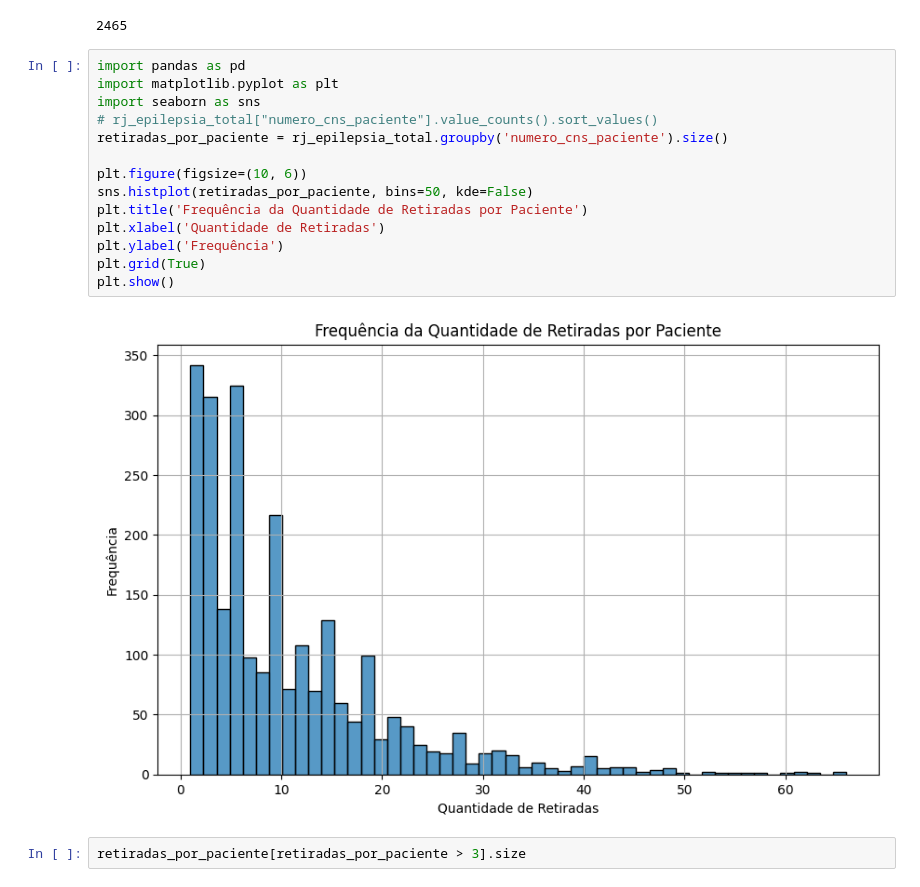
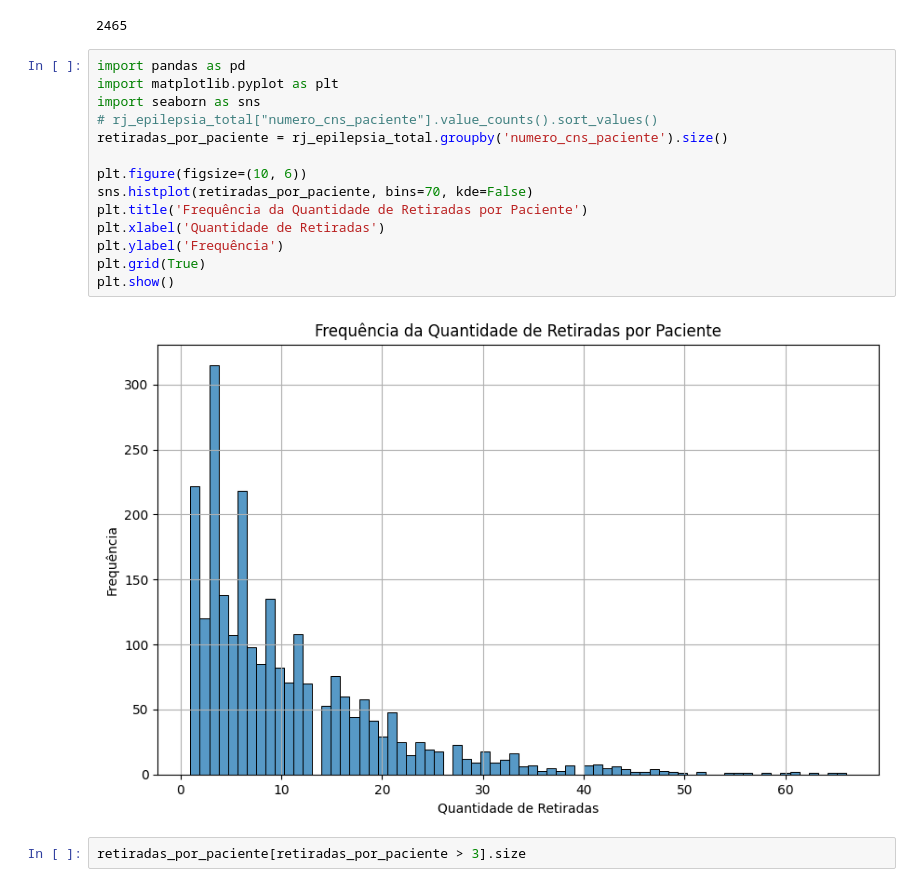
Before and after one commit to TiamatCod3/tcc-canabidiol, a Jupyter notebook: Notebooks/Tratamento_dos_Dados.ipynb, the cells around one changed output. Drawn from its saved outputs; the diff is of its cells as text.

```diff
--- a/Notebooks/Tratamento_dos_Dados.ipynb
+++ b/Notebooks/Tratamento_dos_Dados.ipynb
@@ -476,19 +476,19 @@ rj_epilepsia_total["numero_cns_paciente"].nunique()
 # %%
 import pandas as pd
 import matplotlib.pyplot as plt
 import seaborn as sns
 # rj_epilepsia_total["numero_cns_paciente"].value_counts().sort_values()
 retiradas_por_paciente = rj_epilepsia_total.groupby('numero_cns_paciente').size()
 
 plt.figure(figsize=(10, 6))
-sns.histplot(retiradas_por_paciente, bins=50, kde=False)
+sns.histplot(retiradas_por_paciente, bins=70, kde=False)
 plt.title('Frequência da Quantidade de Retiradas por Paciente')
 plt.xlabel('Quantidade de Retiradas')
 plt.ylabel('Frequência')
 plt.grid(True)
 plt.show()
 # %% [output]
-[figure, old version]
+[figure, new version]
 # %%
 retiradas_por_paciente[retiradas_por_paciente > 3].size
 # %% [output]
```
Also changed, not shown: parts of 9 cells of this notebook, 7 other files.
